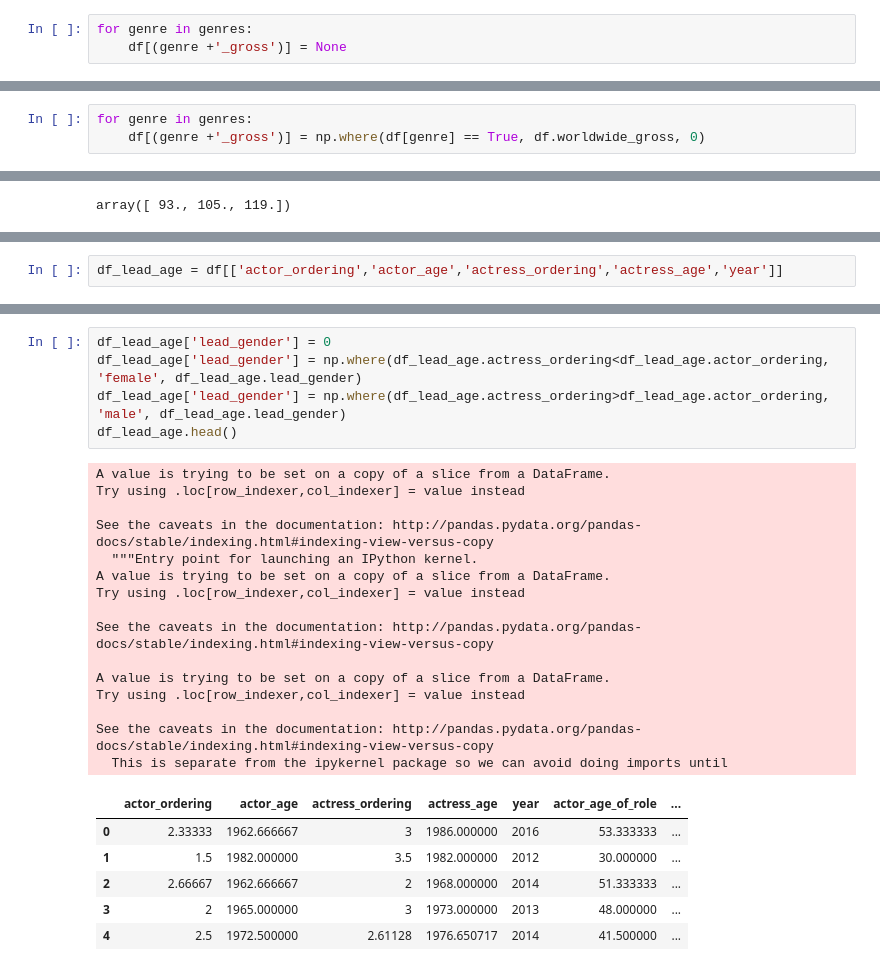
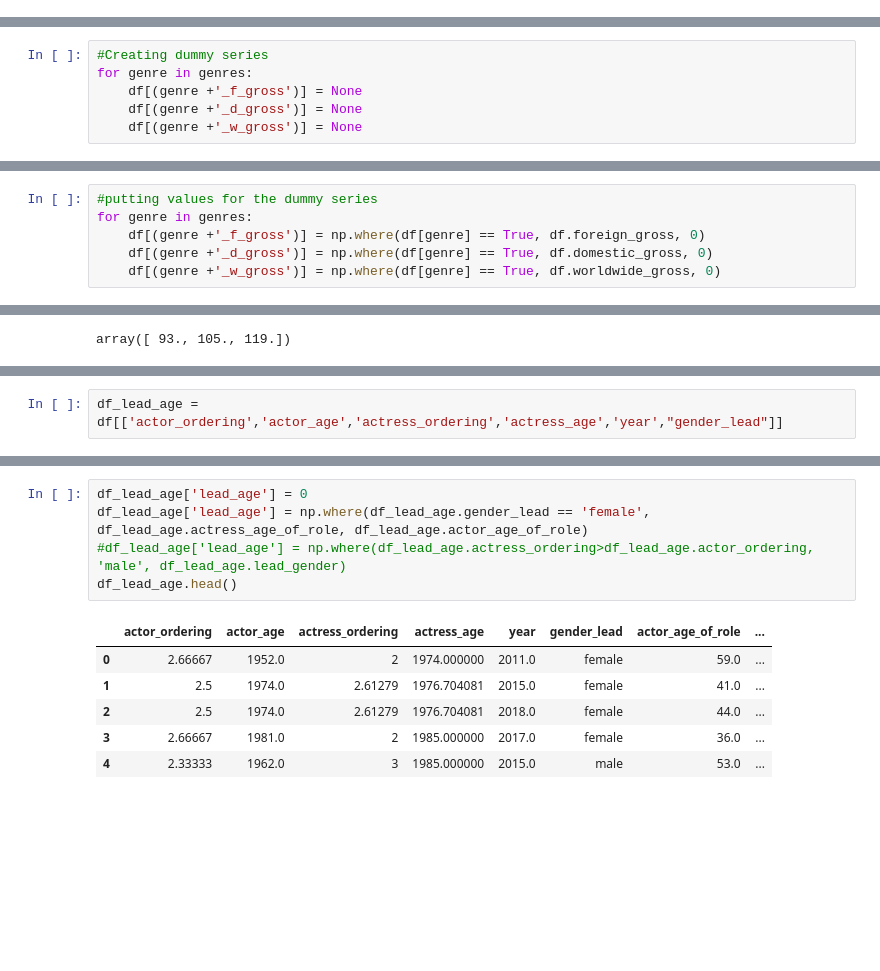
Before and after one commit to phoebetwong/flatiron_mod1project, a Jupyter notebook: mod1_proj.ipynb, the cells around one changed output, grey strips where cells are left out. Cells and saved outputs as stored; diff of their text form; blank space fills up the shorter version.

```diff
--- a/mod1_proj.ipynb
+++ b/mod1_proj.ipynb
@@ -104,6 +111,3 @@ genres = ['Mystery', 'Drama',
        'Family', 'Sport', 'Crime', 'War', 'Horror', 'Music', 'Reality-TV',
        'Fantasy', 'Documentary', 'Comedy', 'Western', 'Thriller', 'Talk-Show',
        'Musical', 'Romance', 'Sci-Fi', 'Adult', 'Adventure', 'History']
-# %%
-for genre in genres:
-    df[(genre +'_gross')] = None
@@ -110,3 +116,6 @@ for genre in genres:
 # %%
+#Creating dummy series
 for genre in genres:
-    df[(genre +'_gross')] = np.where(df[genre] == True, df.worldwide_gross, 0)
+    df[(genre +'_f_gross')] = None
+    df[(genre +'_d_gross')] = None
+    df[(genre +'_w_gross')] = None
@@ -178,0 +122,6 @@ male_gross.head()
+# %%
+#putting values for the dummy series
+for genre in genres:
+    df[(genre +'_f_gross')] = np.where(df[genre] == True, df.foreign_gross, 0)
+    df[(genre +'_d_gross')] = np.where(df[genre] == True, df.domestic_gross, 0)
+    df[(genre +'_w_gross')] = np.where(df[genre] == True, df.worldwide_gross, 0)
@@ -408,5 +429,5 @@ sns.barplot(y=df_with_budget.runtime_minutes, x=df_with_budget.Profit_Margin.sor
 # %%
-df_lead_age = df[['actor_ordering','actor_age','actress_ordering','actress_age','year']]
+df_lead_age = df[['actor_ordering','actor_age','actress_ordering','actress_age','year',"gender_lead"]]
 # %%
 df_lead_age.isna().sum()
 # %% [output]
@@ -459,27 +466,12 @@ See the caveats in the documentation: http://pandas.pydata.org/pandas-docs/stabl
 # %%
-df_lead_age['lead_gender'] = 0
-df_lead_age['lead_gender'] = np.where(df_lead_age.actress_ordering<df_lead_age.actor_ordering, 'female', df_lead_age.lead_gender)
-df_lead_age['lead_gender'] = np.where(df_lead_age.actress_ordering>df_lead_age.actor_ordering, 'male', df_lead_age.lead_gender)
+df_lead_age['lead_age'] = 0
+df_lead_age['lead_age'] = np.where(df_lead_age.gender_lead == 'female', df_lead_age.actress_age_of_role, df_lead_age.actor_age_of_role)
+#df_lead_age['lead_age'] = np.where(df_lead_age.actress_ordering>df_lead_age.actor_ordering, 'male', df_lead_age.lead_gender)
 df_lead_age.head()
 # %% [output]
-A value is trying to be set on a copy of a slice from a DataFrame.
-Try using .loc[row_indexer,col_indexer] = value instead
-
-See the caveats in the documentation: http://pandas.pydata.org/pandas-docs/stable/indexing.html#indexing-view-versus-copy
-  """Entry point for launching an IPython kernel.
-A value is trying to be set on a copy of a slice from a DataFrame.
-Try using .loc[row_indexer,col_indexer] = value instead
-
-See the caveats in the documentation: http://pandas.pydata.org/pandas-docs/stable/indexing.html#indexing-view-versus-copy
-
-A value is trying to be set on a copy of a slice from a DataFrame.
-Try using .loc[row_indexer,col_indexer] = value instead
-
-See the caveats in the documentation: http://pandas.pydata.org/pandas-docs/stable/indexing.html#indexing-view-versus-copy
-  This is separate from the ipykernel package so we can avoid doing imports until
-|  | actor_ordering | actor_age | actress_ordering | actress_age | year | actor_age_of_role | ... |
-| 0 | 2.33333 | 1962.666667 | 3 | 1986.000000 | 2016 | 53.333333 | ... |
-| 1 | 1.5 | 1982.000000 | 3.5 | 1982.000000 | 2012 | 30.000000 | ... |
-| 2 | 2.66667 | 1962.666667 | 2 | 1968.000000 | 2014 | 51.333333 | ... |
-| 3 | 2 | 1965.000000 | 3 | 1973.000000 | 2013 | 48.000000 | ... |
-| 4 | 2.5 | 1972.500000 | 2.61128 | 1976.650717 | 2014 | 41.500000 | ... |
+|  | actor_ordering | actor_age | actress_ordering | actress_age | year | gender_lead | actor_age_of_role | ... |
+| 0 | 2.66667 | 1952.0 | 2 | 1974.000000 | 2011.0 | female | 59.0 | ... |
+| 1 | 2.5 | 1974.0 | 2.61279 | 1976.704081 | 2015.0 | female | 41.0 | ... |
+| 2 | 2.5 | 1974.0 | 2.61279 | 1976.704081 | 2018.0 | female | 44.0 | ... |
+| 3 | 2.66667 | 1981.0 | 2 | 1985.000000 | 2017.0 | female | 36.0 | ... |
+| 4 | 2.33333 | 1962.0 | 3 | 1985.000000 | 2015.0 | male | 53.0 | ... |
```
Also changed, not shown: parts of 75 cells of this notebook, 4 other files.
